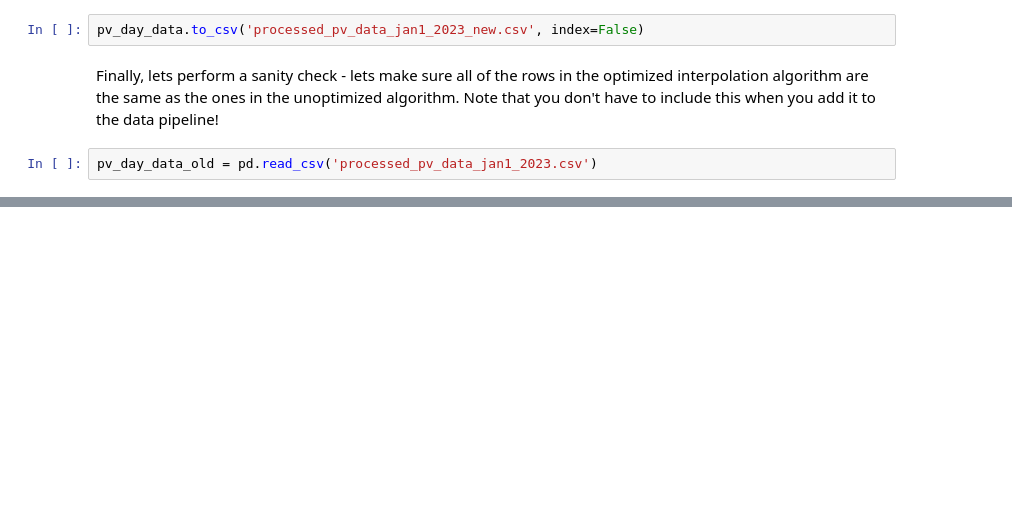
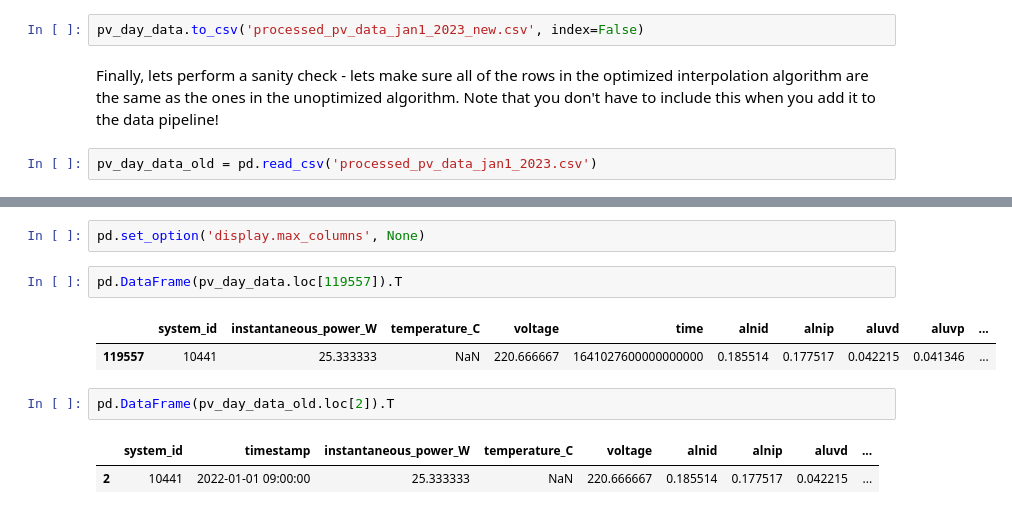
Before and after one commit to WAT-ai/open-climate-fix-project, a Jupyter notebook: datapipeline/map_station_to_latlon.ipynb, the cells around one changed output, grey strips where cells are left out. Drawn from its saved outputs; the diff is of its cells as text; blank space fills up the shorter version.

```diff
--- a/datapipeline/map_station_to_latlon.ipynb
+++ b/datapipeline/map_station_to_latlon.ipynb
@@ -336,0 +329,12 @@ pv_day_data_old[-50:]
+# %%
+pd.set_option('display.max_columns', None)
+# %%
+pd.DataFrame(pv_day_data.loc[119557]).T
+# %% [output]
+|  | system_id | instantaneous_power_W | temperature_C | voltage | time | alnid | alnip | aluvd | aluvp | ... |
+| 119557 | 10441 | 25.333333 | NaN | 220.666667 | 1641027600000000000 | 0.185514 | 0.177517 | 0.042215 | 0.041346 | ... |
+# %%
+pd.DataFrame(pv_day_data_old.loc[2]).T
+# %% [output]
+|  | system_id | timestamp | instantaneous_power_W | temperature_C | voltage | alnid | alnip | aluvd | ... |
+| 2 | 10441 | 2022-01-01 09:00:00 | 25.333333 | NaN | 220.666667 | 0.185514 | 0.177517 | 0.042215 | ... |
```
Also changed, not shown: parts of 8 cells of this notebook, 2 other files.
